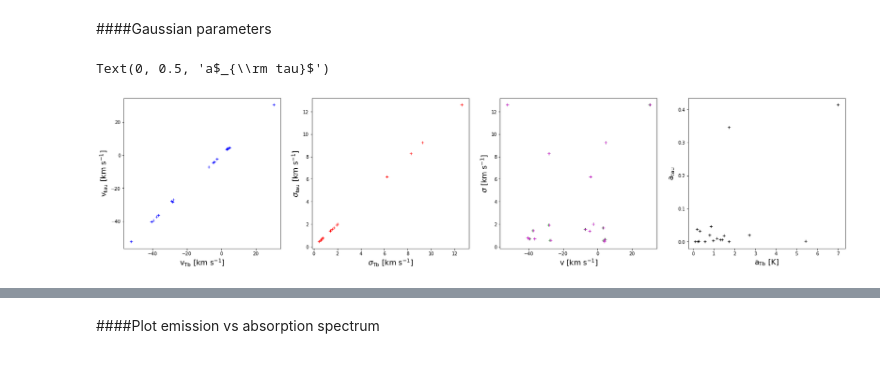
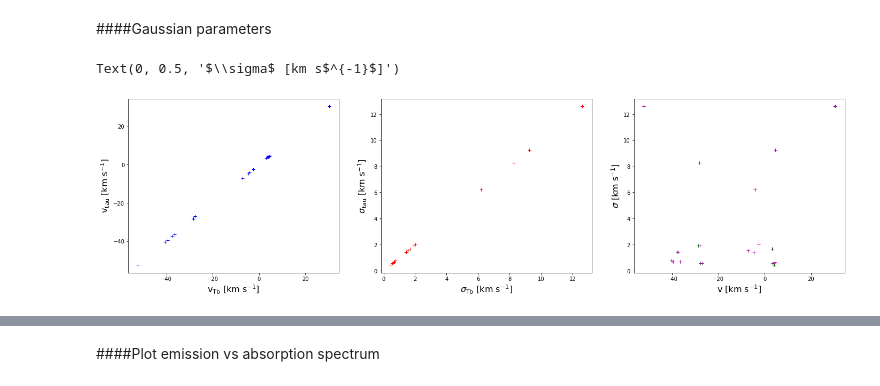
Before and after one commit to antoinemarchal/GASKAP, a Jupyter notebook: GASKAP_absorption.ipynb, the cells around one changed output, grey strips where cells are left out. Saved outputs shown, nothing was run; the diff lists cells and outputs as text; code cells hidden in the pictures.

```diff
--- a/GASKAP_absorption.ipynb
+++ b/GASKAP_absorption.ipynb
@@ -147,28 +147,23 @@ model_cube = core.model(params, cube, n_gauss)
 # %% [markdown]
 ####Gaussian parameters
 # %%
-plt.figure(figsize=(28,6))
+plt.figure(figsize=(24,6))
 
-plt.subplot(1,4,1)
+plt.subplot(1,3,1)
 plt.plot(vfield_Tb, vfield_tau, "+b")
 plt.xlabel(r"v$_{\rm Tb}$ [km s$^{-1}$]", fontsize=16)
 plt.ylabel(r"v$_{\rm tau}$ [km s$^{-1}$]", fontsize=16)
 
-plt.subplot(1,4,2)
+plt.subplot(1,3,2)
 plt.plot(params[:,0][2::3]*dv, params[:,1][2::3]*dv, "+r")
 plt.xlabel(r"$\sigma_{\rm Tb}$ [km s$^{-1}$]", fontsize=16)
 plt.ylabel(r"$\sigma_{\rm tau}$ [km s$^{-1}$]", fontsize=16)
 
-plt.subplot(1,4,3)
+plt.subplot(1,3,3)
 plt.plot(vfield_Tb, params[:,0][2::3]*dv, "+g")
 plt.plot(vfield_tau, params[:,1][2::3]*dv, "+m")
 plt.xlabel(r"v [km s$^{-1}$]", fontsize=16)
 plt.ylabel(r"$\sigma$ [km s$^{-1}$]", fontsize=16)
-
-plt.subplot(1,4,4)
-plt.plot(params[:,0][0::3], params[:,1][0::3], "+k")
-plt.xlabel(r"a$_{\rm Tb}$ [K]", fontsize=16)
-plt.ylabel(r"a$_{\rm tau}$", fontsize=16)
 # %% [output]
-Text(0, 0.5, 'a$_{\\rm tau}$')
+Text(0, 0.5, '$\\sigma$ [km s$^{-1}$]')
-[figure, old version]
+[figure, new version]
```
Also changed, not shown: parts of 1 cell of this notebook.
